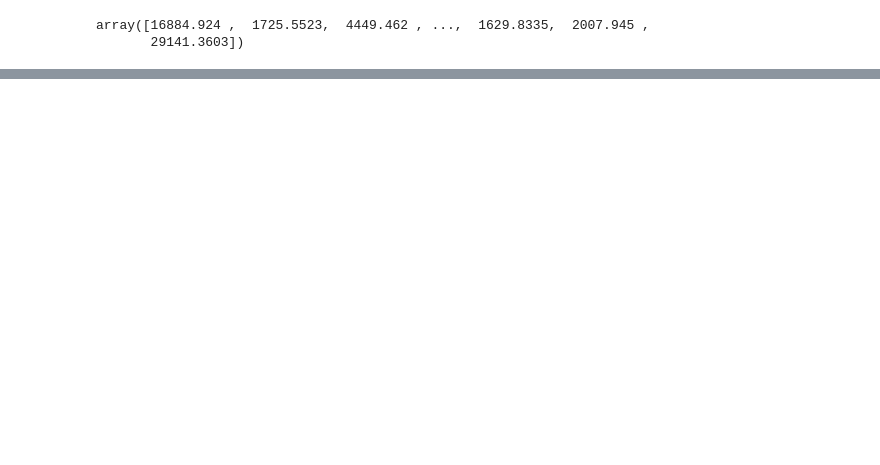
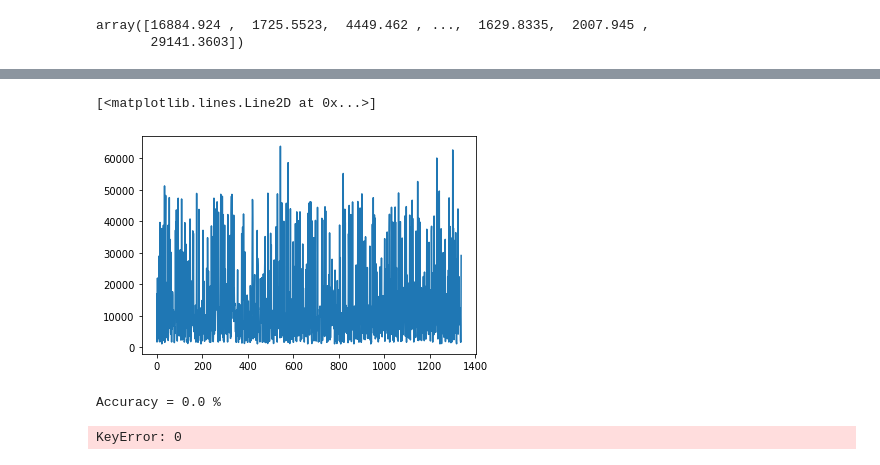
Before and after one commit to Asanka98/Regression, a Jupyter notebook: Multiple Linear Regression/Multiple Linear Regression V1.ipynb, the cells around one changed output, grey strips where cells are left out. Drawn from its saved outputs; the diff is of its cells as text; code cells hidden in the pictures; blank space fills up the shorter version.

```diff
--- a/Multiple Linear Regression/Multiple Linear Regression V1.ipynb
+++ b/Multiple Linear Regression/Multiple Linear Regression V1.ipynb
@@ -205,0 +290,5 @@ overall cost : [1.59614110e+08 1.61018860e+08 1.59985223e+08 1.60995642e+08
+# %%
+plt.plot(Y_train)
+# %% [output]
+[<matplotlib.lines.Line2D at 0x...>]
+[figure, added]
@@ -205,0 +315,5 @@ overall cost : [1.59614110e+08 1.61018860e+08 1.59985223e+08 1.60995642e+08
+# %%
+accuracy = cal_accuracy(Y_train,y_hat)
+print(f"Accuracy = {accuracy} %")
+# %% [output]
+Accuracy = 0.0 %
@@ -205,0 +373,8 @@ overall cost : [1.59614110e+08 1.61018860e+08 1.59985223e+08 1.60995642e+08
+# %%
+w_initial = 300
+b_initial = 200
+learning_rate = 0.01
+num_iters = 10000
+w_, b_, cost_history, param_history  = gradient_descent(X, Y,  w_initial, w_initial, learning_rate, num_iters, compute_gradient, cost_function)
+# %% [output]
+KeyError: 0
```
Also changed, not shown: parts of 13 cells of this notebook.
